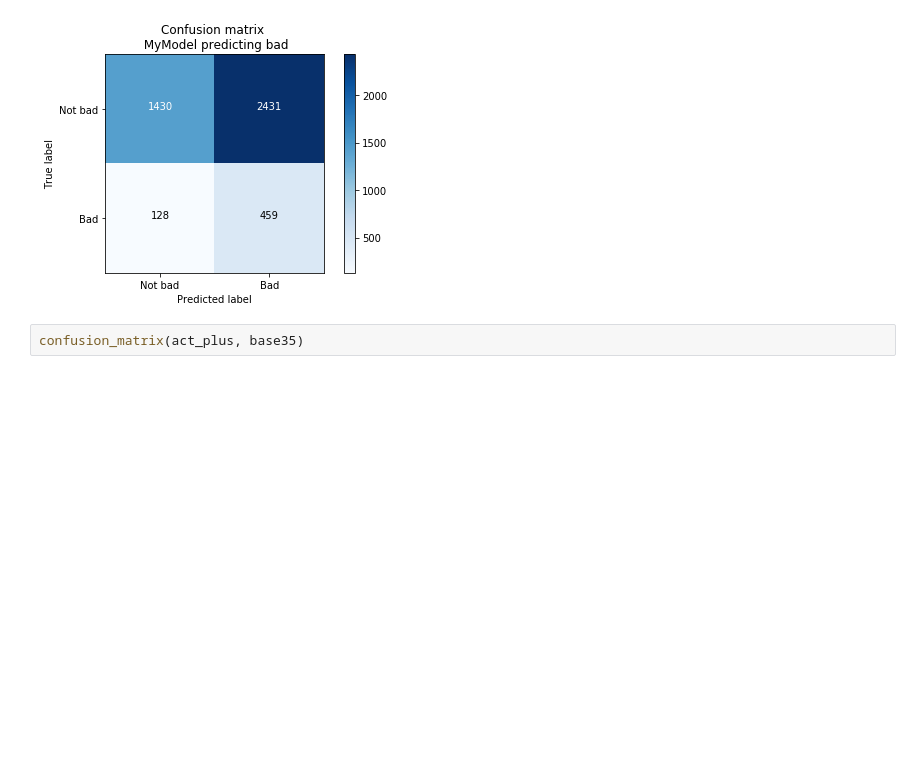
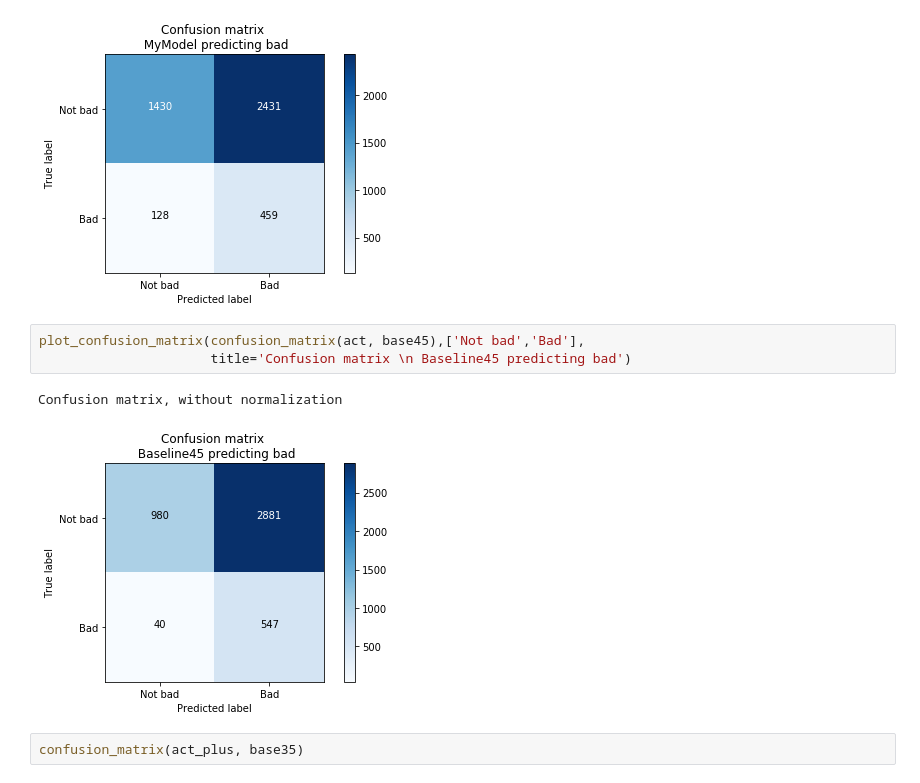
Before and after one commit to Myau5x/anti-recommender, a Jupyter notebook: testing_on_scrap.ipynb, the cells around one changed output. Cells and saved outputs as stored; diff of their text form; blank space fills up the shorter version.

```diff
--- a/testing_on_scrap.ipynb
+++ b/testing_on_scrap.ipynb
@@ -341,6 +341,12 @@ plot_confusion_matrix(confusion_matrix(act, pred_rf),['Not bad','Bad'],
 # %% [output]
 Confusion matrix, without normalization
 [figure]
+# %%
+plot_confusion_matrix(confusion_matrix(act, base45),['Not bad','Bad'],
+                      title='Confusion matrix \n Baseline45 predicting bad')
+# %% [output]
+Confusion matrix, without normalization
+[figure, added]
 # %%
 confusion_matrix(act_plus, base35)
 # %% [output]
```
Also changed, not shown: parts of 2 cells of this notebook, 7 other files.
